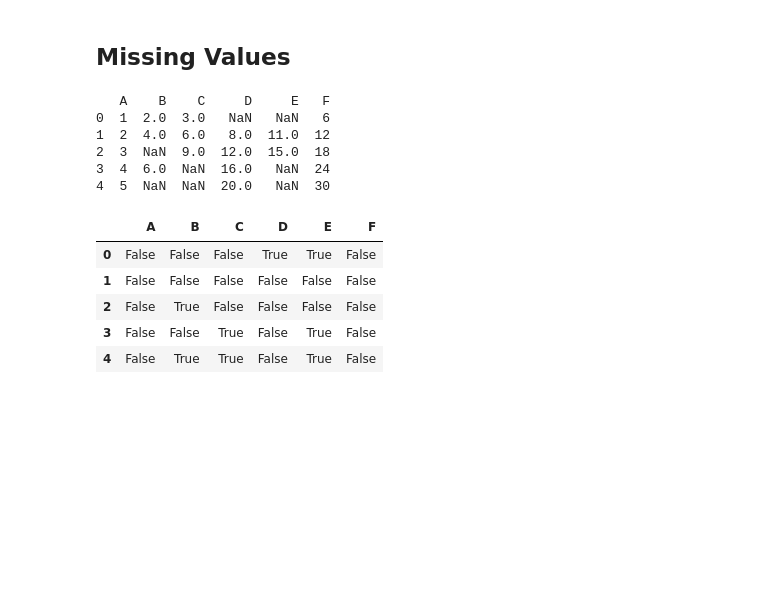
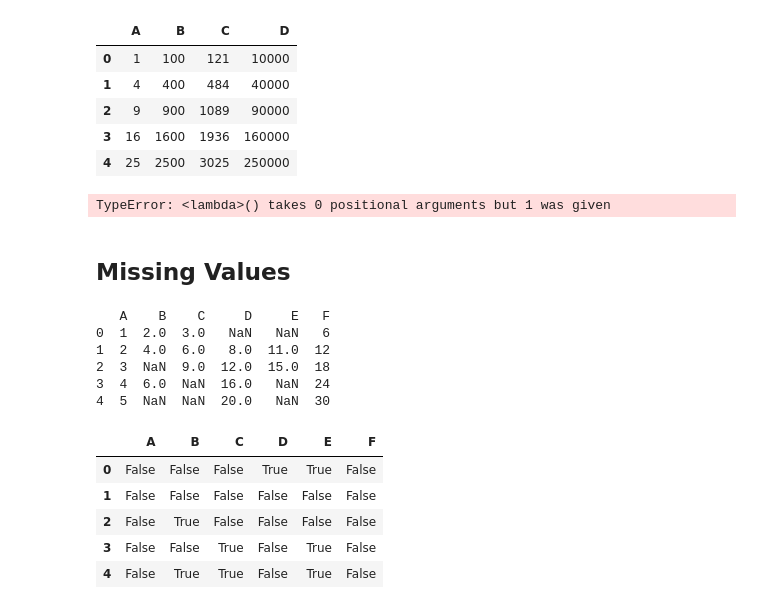
Before and after one commit to snehagupta-data/Python-Notes, a Jupyter notebook: Pandas/Pandas_Operations.ipynb, the cells around one changed output. Cells and saved outputs as stored; diff of their text form; code cells hidden in the pictures; blank space fills up the shorter version.

```diff
--- a/Pandas/Pandas_Operations.ipynb
+++ b/Pandas/Pandas_Operations.ipynb
@@ -0,0 +73,9 @@
+# %%
+df1.apply(square) #It will not cange the original DataFrame
+# %% [output]
+|  | A | B | C | D |
+| 0 | 1 | 100 | 121 | 10000 |
+| 1 | 4 | 400 | 484 | 40000 |
+| 2 | 9 | 900 | 1089 | 90000 |
+| 3 | 16 | 1600 | 1936 | 160000 |
+| 4 | 25 | 2500 | 3025 | 250000 |
@@ -1,3 +84,8 @@
+# %%
+#Create a new column
+df1['E']=df1['D'].apply(lambda : x**x)
+# %% [output]
+TypeError: <lambda>() takes 0 positional arguments but 1 was given
 # %% [markdown]
 ## Missing Values
 # %%
```
Also changed, not shown: parts of 20 cells of this notebook.
